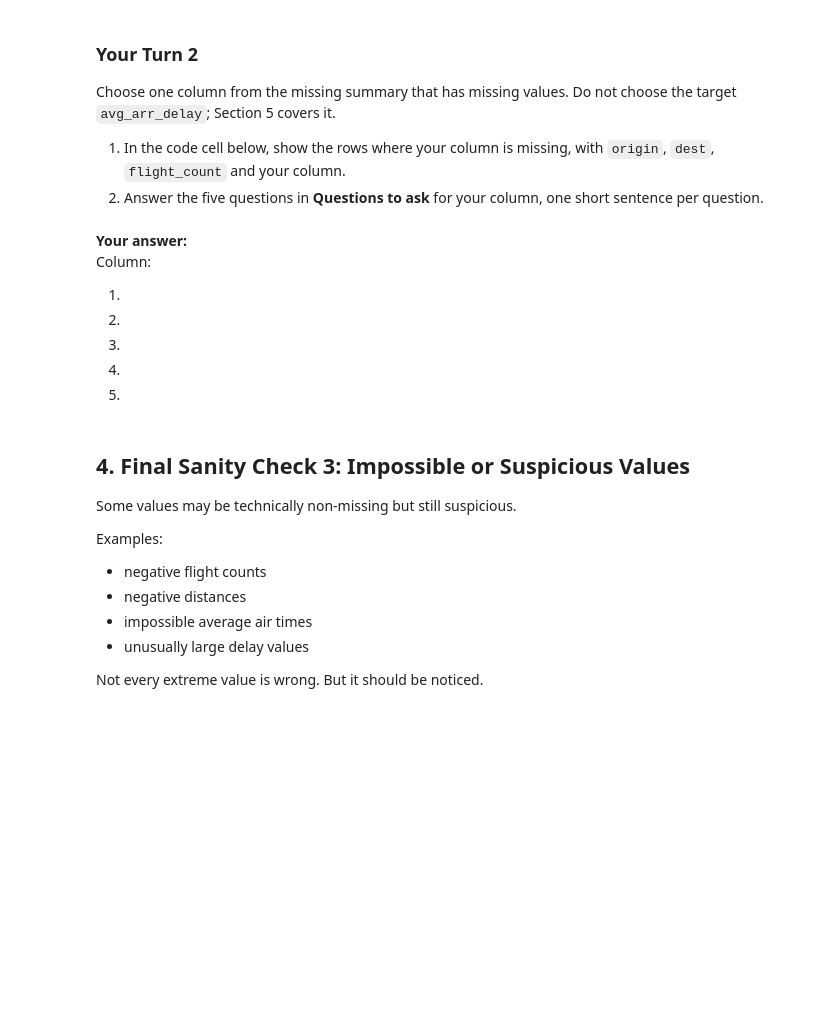
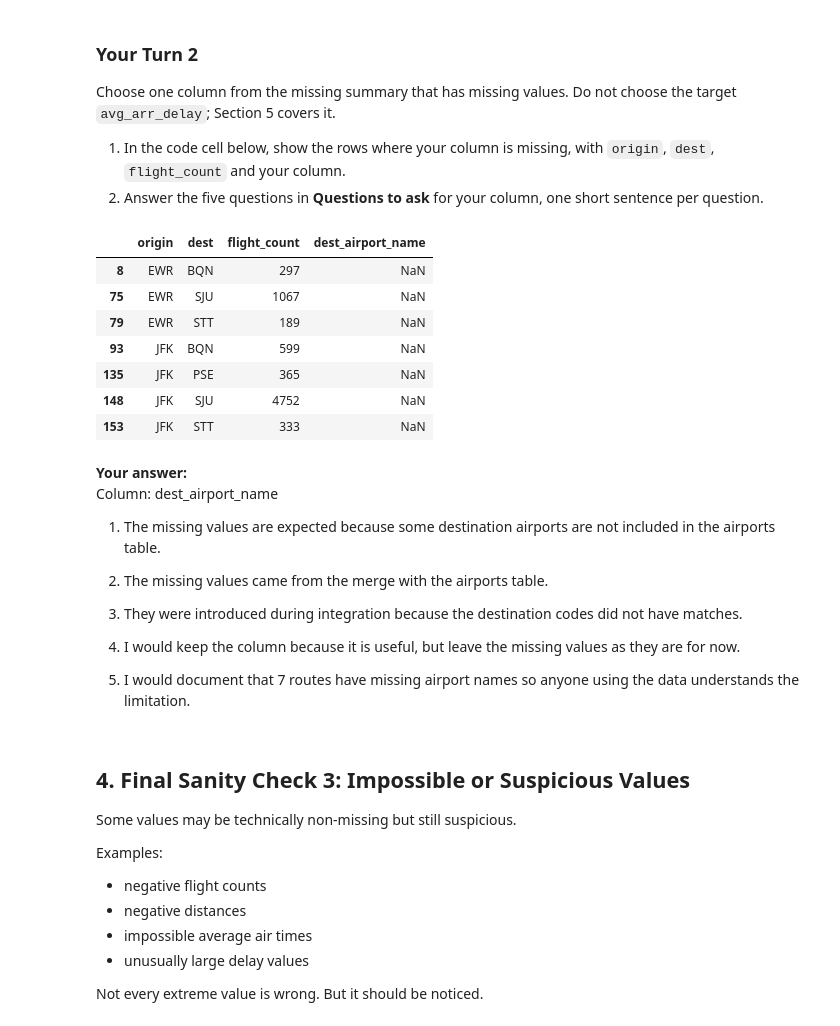
Before and after one commit to aaieza-charania/BAN6003-Module11-ABT-Documentation, a Jupyter notebook: notebooks/module11_abt_documentation_guided_lab.ipynb, the cells around one changed output. Saved outputs shown, nothing was run; the diff lists cells and outputs as text; code cells hidden in the pictures; blank space fills up the shorter version.

```diff
--- a/notebooks/module11_abt_documentation_guided_lab.ipynb
+++ b/notebooks/module11_abt_documentation_guided_lab.ipynb
@@ -191,16 +236,30 @@ Choose one column from the missing summary that has missing values. Do not choos
 # %%
 # Your Turn 2
 # Replace your_column with the column you chose, then show its missing rows.
 # Hint: route_abt[route_abt["your_column"].isna()][["origin", "dest", "flight_count", "your_column"]]
+route_abt[route_abt["dest_airport_name"].isna()][["origin", "dest", "flight_count", "dest_airport_name"]]
+# %% [output]
+|  | origin | dest | flight_count | dest_airport_name |
+| 8 | EWR | BQN | 297 | NaN |
+| 75 | EWR | SJU | 1067 | NaN |
+| 79 | EWR | STT | 189 | NaN |
+| 93 | JFK | BQN | 599 | NaN |
+| 135 | JFK | PSE | 365 | NaN |
+| 148 | JFK | SJU | 4752 | NaN |
+| 153 | JFK | STT | 333 | NaN |
 # %% [markdown]
 **Your answer:**
-Column:
+Column: dest_airport_name
 
-1.
-2.
-3.
-4.
-5.
+1. The missing values are expected because some destination airports are not included in the airports table.
+
+2. The missing values came from the merge with the airports table.
+
+3. They were introduced during integration because the destination codes did not have matches.
+
+4. I would keep the column because it is useful, but leave the missing values as they are for now.
+
+5. I would document that 7 routes have missing airport names so anyone using the data understands the limitation.
 # %% [markdown]
 ## 4. Final Sanity Check 3: Impossible or Suspicious Values
 
```
Also changed, not shown: parts of 30 cells of this notebook, 3 other files.
